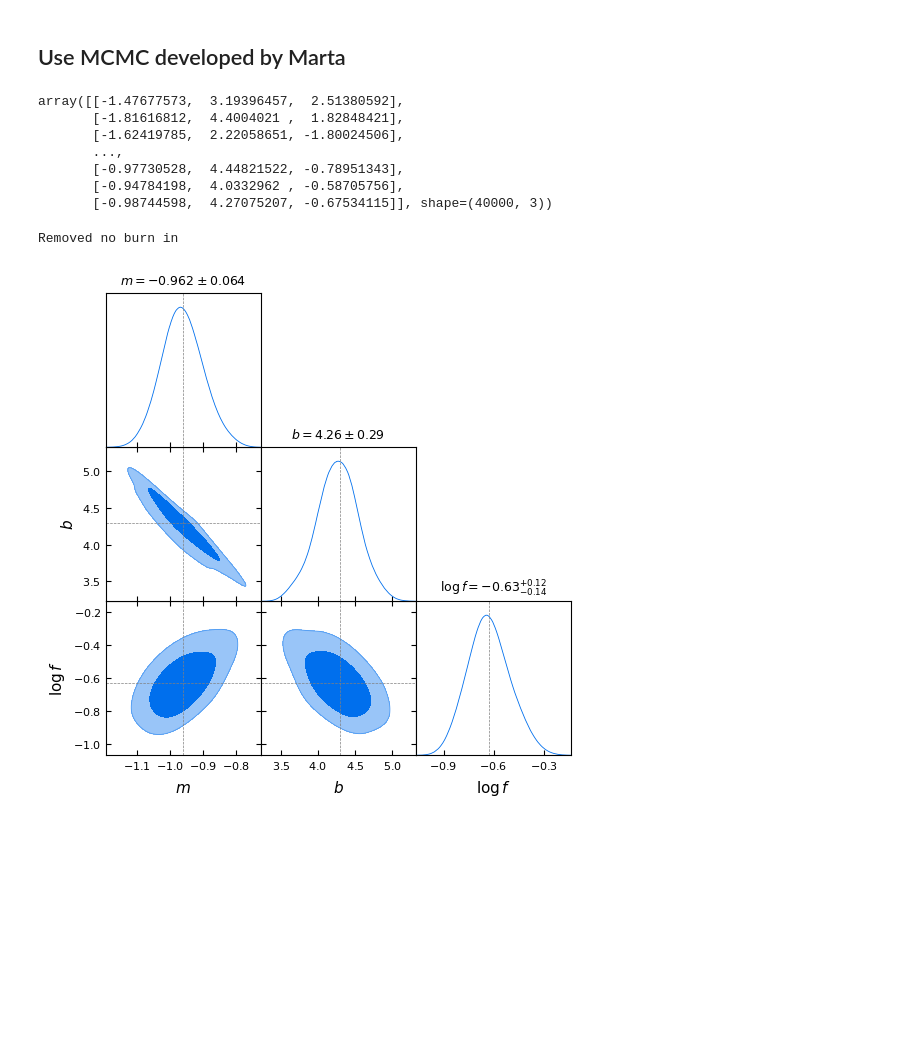
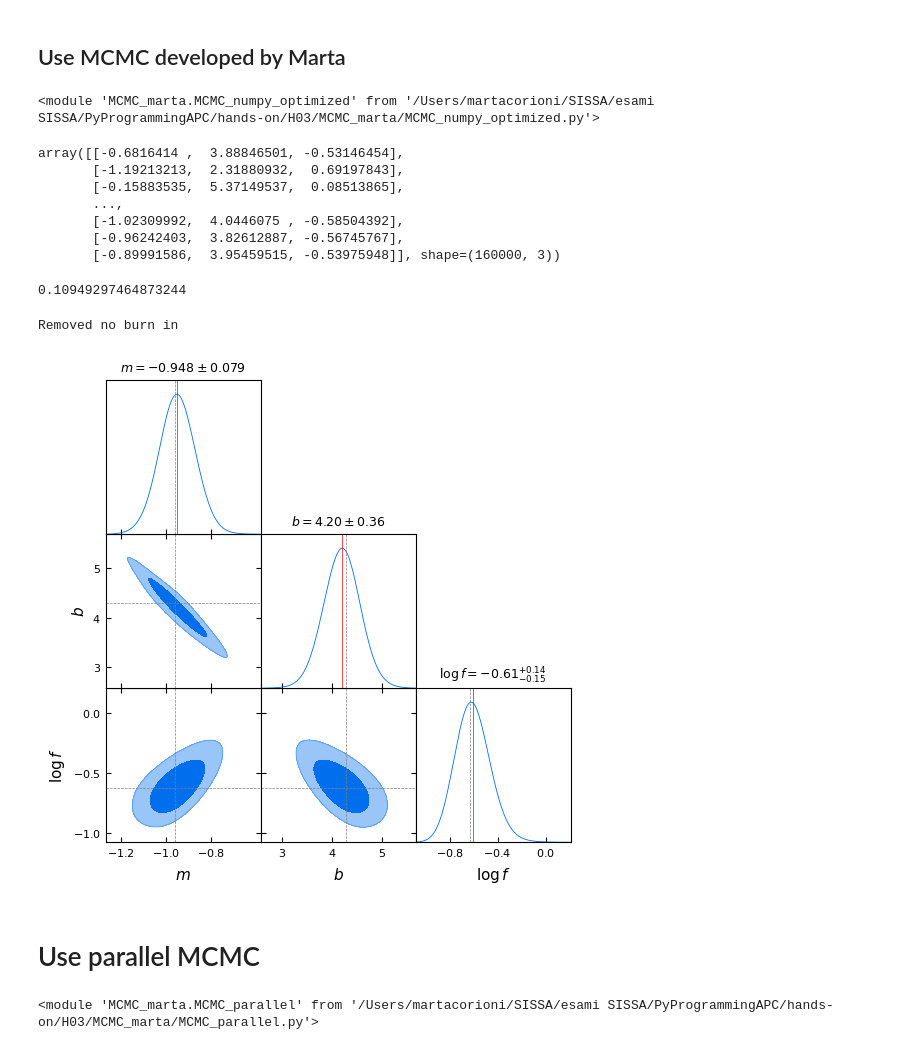
Before and after one commit to corioni/PyProgrammingAPC, a Jupyter notebook: hands-on/H03/numpy_marta_H03.ipynb, the cells around one changed output. Cells and saved outputs as stored; diff of their text form; code cells hidden in the pictures; blank space fills up the shorter version.

Commit message:
Added solution to MH with vectorial and parallel implementation

```diff
--- a/hands-on/H03/numpy_marta_H03.ipynb
+++ b/hands-on/H03/numpy_marta_H03.ipynb
@@ -68,69 +34,86 @@ def log_posterior(theta, xx, yy, ee, prior):
 # %%
 import importlib
-importlib.reload(MCMC_marta.MCMC_numpy_optimized)   # reload the module to reflect recent edits
-import MCMC_marta.MCMC_numpy_optimized as MCMC
+import MCMC_marta.MCMC_numpy_optimized as MCMC_vec
+importlib.reload(MCMC_vec)   # reload the module to reflect recent edits
+
 #help(MCMC_marta.MCMC_numpy.MHsampler)
+# %% [output]
+<module 'MCMC_marta.MCMC_numpy_optimized' from '/Users/martacorioni/SISSA/esami SISSA/PyProgrammingAPC/hands-on/H03/MCMC_marta/MCMC_numpy_optimized.py'>
 # %%
-nwalkers = 4
+nwalkers = 8
 ndim = 3
+step = 0.15
 
-sampler = MCMC.MHsampler(nwalkers, log_posterior, prior, ndim)
-sampler.seed_rng(2)
+sampler_vec = MCMC_vec.MHsampler(nwalkers, log_posterior, prior, ndim, step)
+sampler_vec.seed_rng(128)
 # %%
-
-#help(sampler.run)
-sampler.run(10000, mode = 'random', xx= xobs, yy=yobs, ee=yerr, prior=prior)
-
-sampler.get_flat_chain()
+sampler_vec.run(20000, mode = 'random', xx= xobs, yy=yobs, ee=yerr, prior=prior)
+sampler_vec.get_flat_chain()
 # %% [output]
-array([[-1.47677573,  3.19396457,  2.51380592],
-       [-1.81616812,  4.4004021 ,  1.82848421],
-       [-1.62419785,  2.22058651, -1.80024506],
+array([[-0.6816414 ,  3.88846501, -0.53146454],
+       [-1.19213213,  2.31880932,  0.69197843],
+       [-0.15883535,  5.37149537,  0.08513865],
        ...,
-       [-0.97730528,  4.44821522, -0.78951343],
-       [-0.94784198,  4.0332962 , -0.58705756],
-       [-0.98744598,  4.27075207, -0.67534115]], shape=(40000, 3))
+       [-1.02309992,  4.0446075 , -0.58504392],
+       [-0.96242403,  3.82612887, -0.56745767],
+       [-0.89991586,  3.95459515, -0.53975948]], shape=(160000, 3))
+# %%
+# Check acceptance fraction
+print(sampler_vec.accepted / sampler_vec.nproposals)
+# %% [output]
+0.10949297464873244
 # %%
+# Make a cute plot
+
 from getdist import MCSamples, plots
 
-outchain = sampler.get_flat_chain(burnin=1000)
-
-
+outchain = sampler_vec.get_flat_chain(burnin=2000)
 
 samples = MCSamples(
-    samples=outchain[::5],
+    samples=outchain,#[::5],
     names=["m","b","logf"],
     labels=["m","b","\\log f"],
-    #settings={"smooth_scale_2D": 0.8,"smooth_scale_1D": 0.8},
-    #smooth_scale_1D=0.5,
-    #smooth_scale_2D=0.5
+    settings={"smooth_scale_2D": 0.8,"smooth_scale_1D": 0.8},
 )
 
 g = plots.get_subplot_plotter()
 g.settings.num_plot_contours = 2
 
 g.settings.figure_legend_frame = False
 g.settings.alpha_filled_add = 0.4
 g.settings.title_limit_fontsize = 12
 
 g.triangle_plot(
     samples,
     filled=True,
     markers={
         "m": m_true,
         "b": b_true,
         "logf": numpy.log(f_true)
     },
     title_limit=1)
 
+# Compute posterior means
+means = samples.getMeans()
 
+# Parameter names in order
+names = samples.getParamNames().names
+
+# Add mean lines to 1D marginals
+for i, name in enumerate(names):
+    ax = g.subplots[i, i]
+    ax.axvline(means[i], lw=0.5,ls='-',color='r')
 #g.save
 # %% [output]
 Removed no burn in
-[figure, old version]
+[figure, new version]
+# %% [markdown]
+# Use parallel MCMC
 # %%
-#import importlib
-importlib.reload(MCMC_marta.MCMC_parallel)   # reload the module to reflect recent edits
+import importlib
 import MCMC_marta.MCMC_parallel as MCMC
-#help(MCMC_marta.MCMC_numpy.MHsampler)
+
+importlib.reload(MCMC)   # reload the module to reflect recent edits
+# %% [output]
+<module 'MCMC_marta.MCMC_parallel' from '/Users/martacorioni/SISSA/esami SISSA/PyProgrammingAPC/hands-on/H03/MCMC_marta/MCMC_parallel.py'>
 # %%
```
Also changed, not shown: parts of 7 cells of this notebook, 4 other files.
